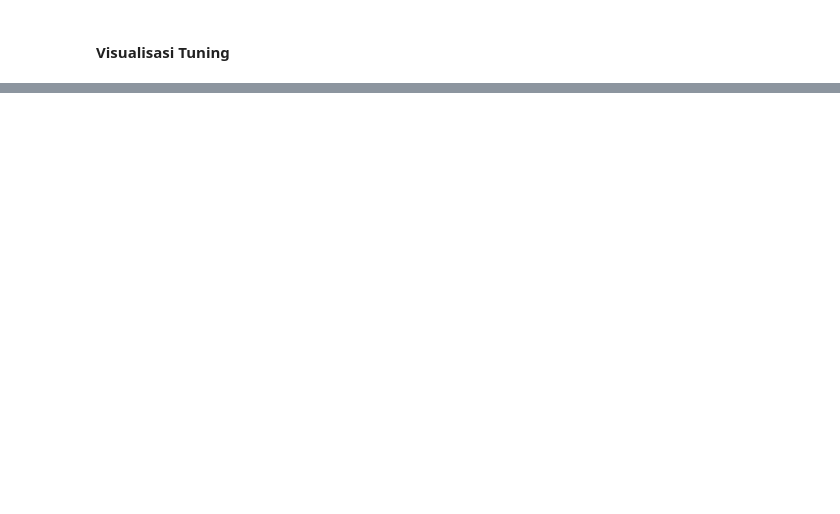
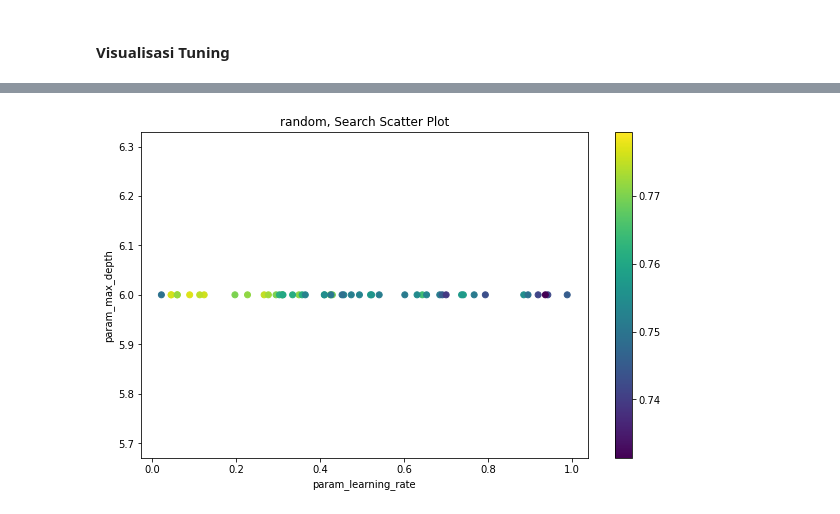
Before and after one commit to el-thobhy/rainfall-prediction, a Jupyter notebook: test_code_bmkg.ipynb, the cells around one changed output, grey strips where cells are left out. Drawn from its saved outputs; the diff is of its cells as text; code cells hidden in the pictures; blank space fills up the shorter version.

```diff
--- a/test_code_bmkg.ipynb
+++ b/test_code_bmkg.ipynb
@@ -546,0 +557,10 @@ fig.show()
+# %%
+plt.figure(figsize=(10,6))
+plt.scatter(hasil['param_learning_rate'], hasil['param_max_depth'], c=hasil['mean_test_score'], cmap='viridis')
+plt.colorbar()
+plt.title('random, Search Scatter Plot')
+plt.xlabel('param_learning_rate')
+plt.ylabel('param_max_depth')
+plt.show()
+# %% [output]
+[figure, added]
```
Also changed, not shown: parts of 9 cells of this notebook, 3 other files.
